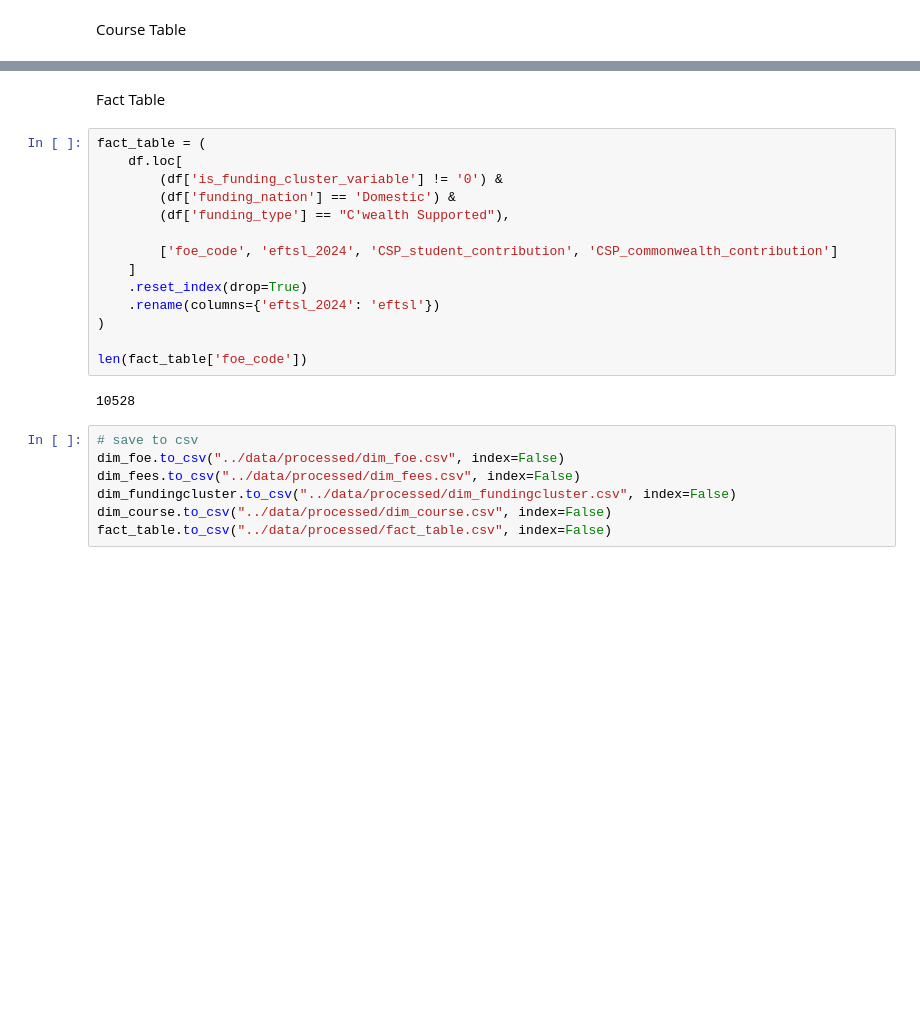
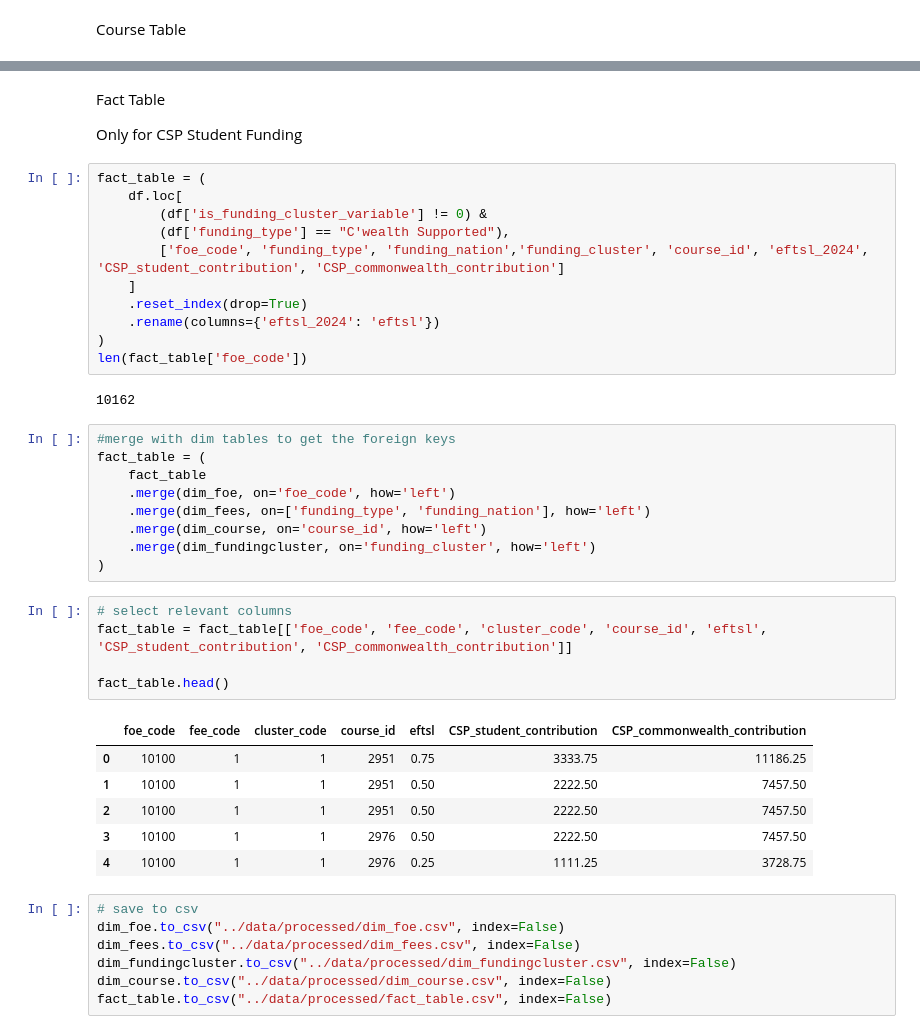
Before and after one commit to justinwonderwall/Capstone_Project, a Jupyter notebook: notebook/1_ETL_Pipeline.ipynb, the cells around one changed output, grey strips where cells are left out. Drawn from its saved outputs; the diff is of its cells as text; blank space fills up the shorter version.

```diff
--- a/notebook/1_ETL_Pipeline.ipynb
+++ b/notebook/1_ETL_Pipeline.ipynb
@@ -529,21 +528,41 @@ dim_course.head()
 # %% [markdown]
 Fact Table
+
+Only for CSP Student Funding
 # %%
 fact_table = (
     df.loc[
-        (df['is_funding_cluster_variable'] != '0') &
-        (df['funding_nation'] == 'Domestic') &
+        (df['is_funding_cluster_variable'] != 0) &
         (df['funding_type'] == "C'wealth Supported"),
-
-        ['foe_code', 'eftsl_2024', 'CSP_student_contribution', 'CSP_commonwealth_contribution']
+        ['foe_code', 'funding_type', 'funding_nation','funding_cluster', 'course_id', 'eftsl_2024', 'CSP_student_contribution', 'CSP_commonwealth_contribution']
     ]
     .reset_index(drop=True)
     .rename(columns={'eftsl_2024': 'eftsl'})
 )
-
 len(fact_table['foe_code'])
 # %% [output]
-10528
+10162
+# %%
+#merge with dim tables to get the foreign keys
+fact_table = (
+    fact_table
+    .merge(dim_foe, on='foe_code', how='left')
+    .merge(dim_fees, on=['funding_type', 'funding_nation'], how='left')
+    .merge(dim_course, on='course_id', how='left')
+    .merge(dim_fundingcluster, on='funding_cluster', how='left')
+)
+# %%
+# select relevant columns
+fact_table = fact_table[['foe_code', 'fee_code', 'cluster_code', 'course_id', 'eftsl', 'CSP_student_contribution', 'CSP_commonwealth_contribution']]
+
+fact_table.head()
+# %% [output]
+|  | foe_code | fee_code | cluster_code | course_id | eftsl | CSP_student_contribution | CSP_commonwealth_contribution |
+| 0 | 10100 | 1 | 1 | 2951 | 0.75 | 3333.75 | 11186.25 |
+| 1 | 10100 | 1 | 1 | 2951 | 0.50 | 2222.50 | 7457.50 |
+| 2 | 10100 | 1 | 1 | 2951 | 0.50 | 2222.50 | 7457.50 |
+| 3 | 10100 | 1 | 1 | 2976 | 0.50 | 2222.50 | 7457.50 |
+| 4 | 10100 | 1 | 1 | 2976 | 0.25 | 1111.25 | 3728.75 |
 # %%
 # save to csv
 dim_foe.to_csv("../data/processed/dim_foe.csv", index=False)
```
Also changed, not shown: parts of 5 cells of this notebook, 11 other files.
